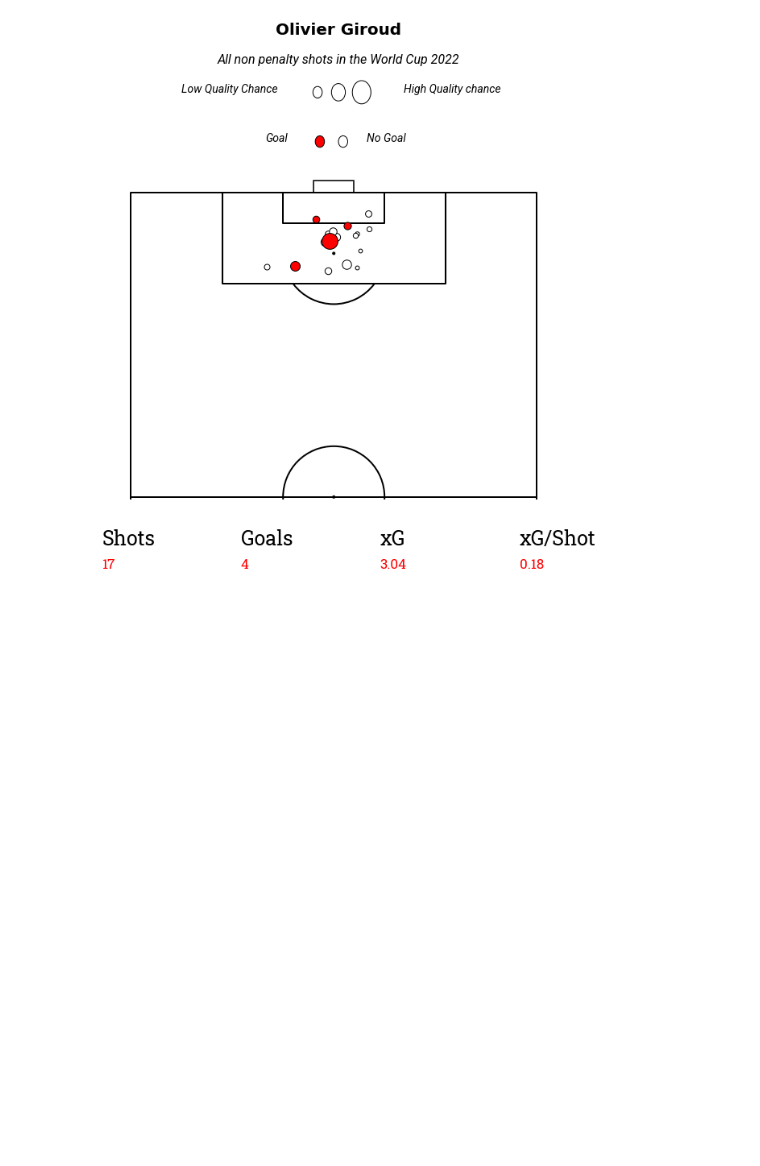
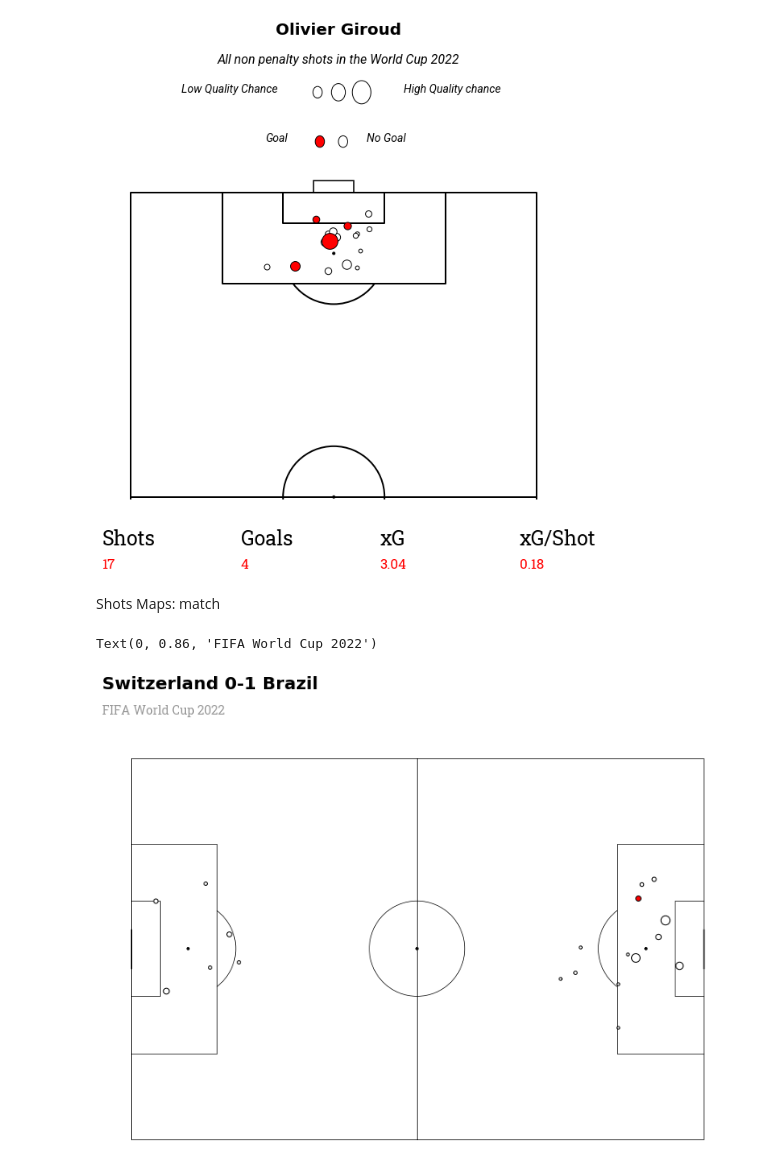
Before and after one commit to Elmehdi9/World-Cup-Data-Visualization, a Jupyter notebook: Notebooks/Shots.ipynb, the cells around one changed output. Drawn from its saved outputs; the diff is of its cells as text; code cells hidden in the pictures; blank space fills up the shorter version.

Commit message:
Both teams shots map
Plot to be completed. Performance plot yet to come

```diff
--- a/Notebooks/Shots.ipynb
+++ b/Notebooks/Shots.ipynb
@@ -118,3 +122,51 @@ fig.text(0.51, .97, subtitle, fontsize=16, ha= 'center', fontweight= 'bold', fon
 fig.savefig("../Plots/passes-4.png", dpi= 150, bbox_inches='tight')
 # %% [output]
 [figure]
+# %% [markdown]
+Shots Maps: match
+# %%
+# set a mactch id
+matchid = df.match_id.unique()[0]
+DF= df.loc[df.match_id== matchid]
+teams= list(DF.team.unique())
+
+# Function that plots home and away team shots
+
+def plot_shots(x, y, goal, xG, home, pitch=None):
+    if home:
+        x = 120 - x
+    for x_val, y_val, goal_val, xG_val in zip(x, y, goal, xG):
+        if goal_val == 1:
+            pitch.scatter(x_val, y_val, c='red', s=xG_val*500,
+                          edgecolors='black', ax=ax)
+        else:
+            pitch.scatter(x_val, y_val, c='white', s=xG_val*500,
+                          edgecolors='black', ax=ax)
+
+
+# Pitch
+pitch = Pitch(pitch_type= 'statsbomb',pad_bottom=0.5, goal_alpha=1,
+                      pitch_color= 'white', line_color='black', linewidth=.7)
+fig, ax = pitch.draw(figsize=(10, 10))
+fig.set_facecolor('white')
+
+home= True
+for team in teams:
+    team_df= DF.loc[DF.team== team]
+    x=team_df.X
+    y=team_df.Y
+    goal= team_df.shot_outcome
+    xG= team_df.shot_statsbomb_xg
+
+    plot_shots(x,y,goal,xG,home, pitch)
+    home= not home
+
+# set titles
+title= "{} {}-{} {}".format(teams[0], DF.loc[DF.team== teams[0]].shot_outcome.sum(),
+                            DF.loc[DF.team== teams[1]].shot_outcome.sum(), teams[1])
+subtitle= "FIFA World Cup 2022"
+fig.text(0, .9, title, fontsize=20, fontweight= 'bold', color='black')
+fig.text(0, .86, subtitle, fontsize=14, color='black',fontproperties= font_bold.prop,alpha=.4)
+# %% [output]
+Text(0, 0.86, 'FIFA World Cup 2022')
+[figure, added]
```
Also changed, not shown: parts of 3 cells of this notebook.
